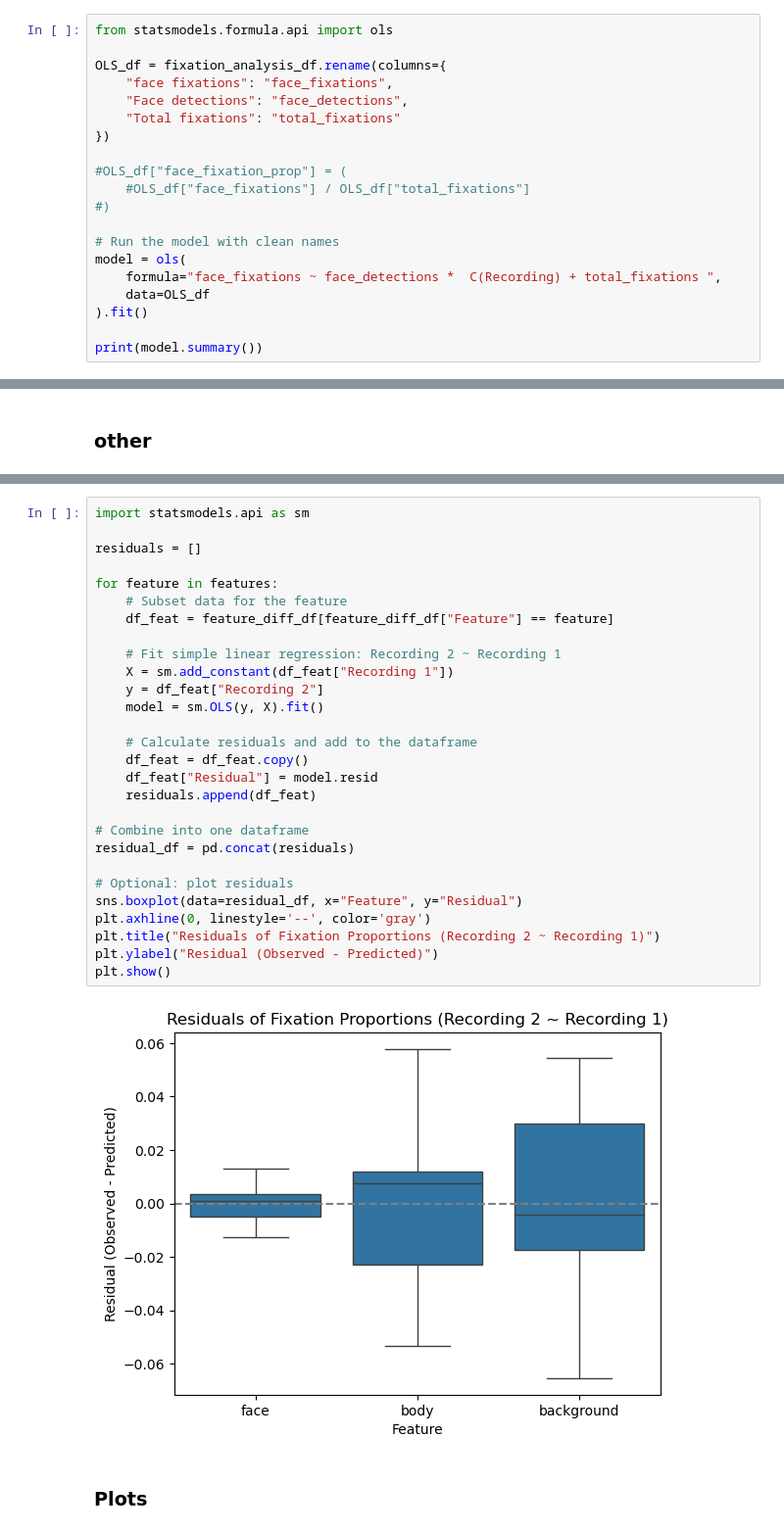
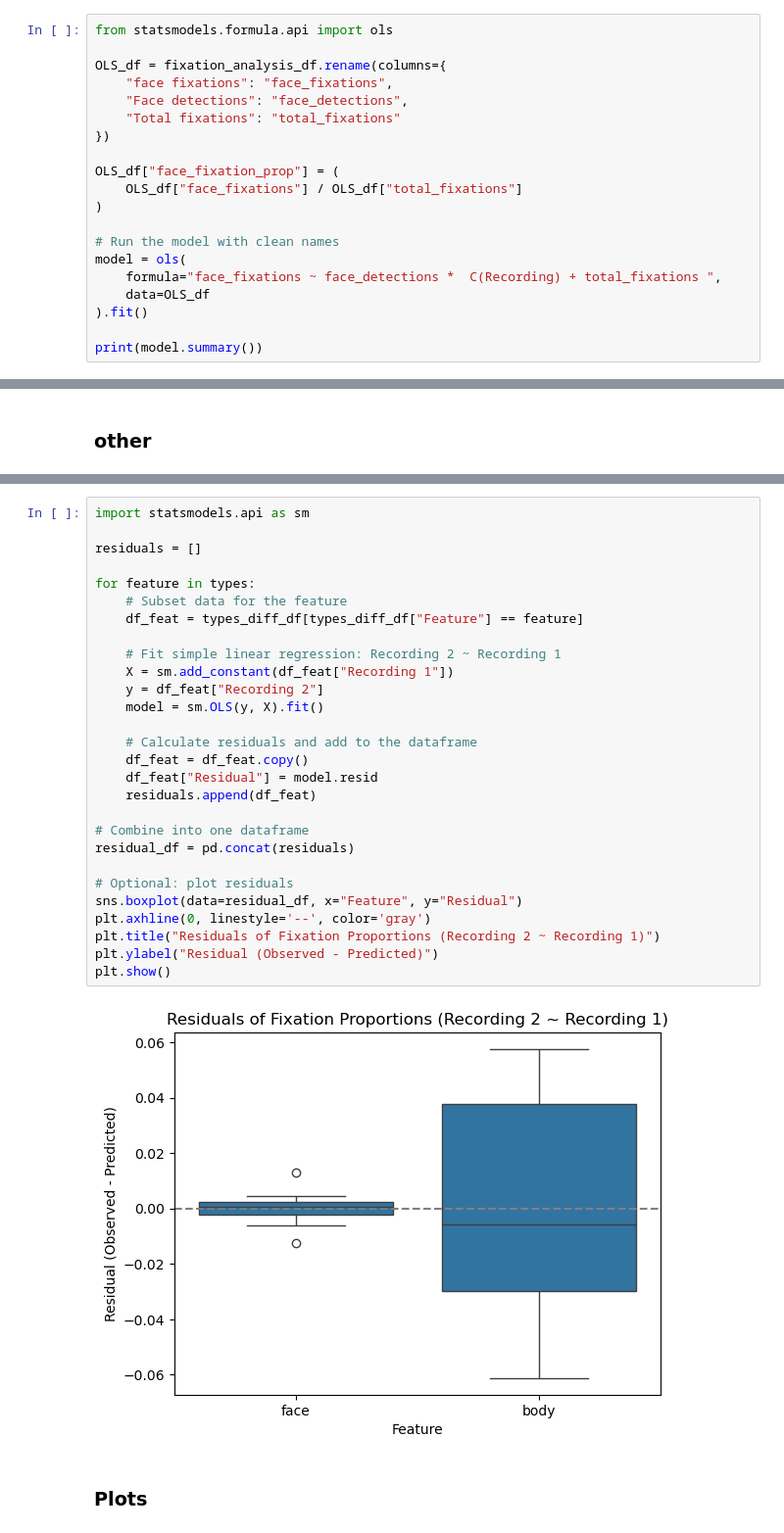
Before and after one commit to aliabugaga/Master-Thesis-Zaidan, a Jupyter notebook: fixations_analysis.ipynb, the cells around one changed output, grey strips where cells are left out. Shown at 98% size. Drawn from its saved outputs; the diff is of its cells as text.

```diff
--- a/fixations_analysis.ipynb
+++ b/fixations_analysis.ipynb
@@ -450,9 +434,9 @@ OLS_df = fixation_analysis_df.rename(columns={
     "Total fixations": "total_fixations"
 })
 
-#OLS_df["face_fixation_prop"] = (
-    #OLS_df["face_fixations"] / OLS_df["total_fixations"]
-#)
+OLS_df["face_fixation_prop"] = (
+    OLS_df["face_fixations"] / OLS_df["total_fixations"]
+)
 
 # Run the model with clean names
 model = ols(
@@ -523,33 +507,33 @@ plt.show()
 # %%
 import statsmodels.api as sm
 
 residuals = []
 
-for feature in features:
+for feature in types:
     # Subset data for the feature
-    df_feat = feature_diff_df[feature_diff_df["Feature"] == feature]
+    df_feat = types_diff_df[types_diff_df["Feature"] == feature]
 
     # Fit simple linear regression: Recording 2 ~ Recording 1
     X = sm.add_constant(df_feat["Recording 1"])
     y = df_feat["Recording 2"]
     model = sm.OLS(y, X).fit()
 
     # Calculate residuals and add to the dataframe
     df_feat = df_feat.copy()
     df_feat["Residual"] = model.resid
     residuals.append(df_feat)
 
 # Combine into one dataframe
 residual_df = pd.concat(residuals)
 
 # Optional: plot residuals
 sns.boxplot(data=residual_df, x="Feature", y="Residual")
 plt.axhline(0, linestyle='--', color='gray')
 plt.title("Residuals of Fixation Proportions (Recording 2 ~ Recording 1)")
 plt.ylabel("Residual (Observed - Predicted)")
 plt.show()
 # %% [output]
-[figure, old version]
+[figure, new version]
 # %% [markdown]
 ### Plots ###
 # %%
```
Also changed, not shown: parts of 21 cells of this notebook, 2 other files.
